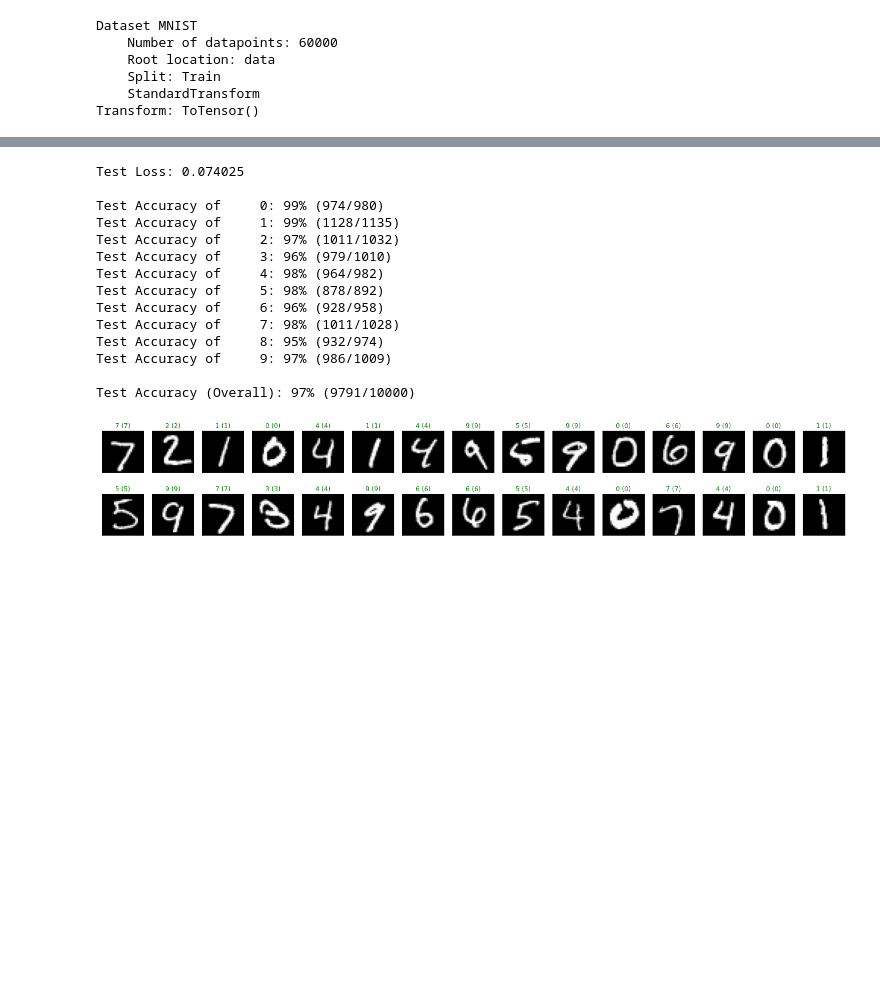
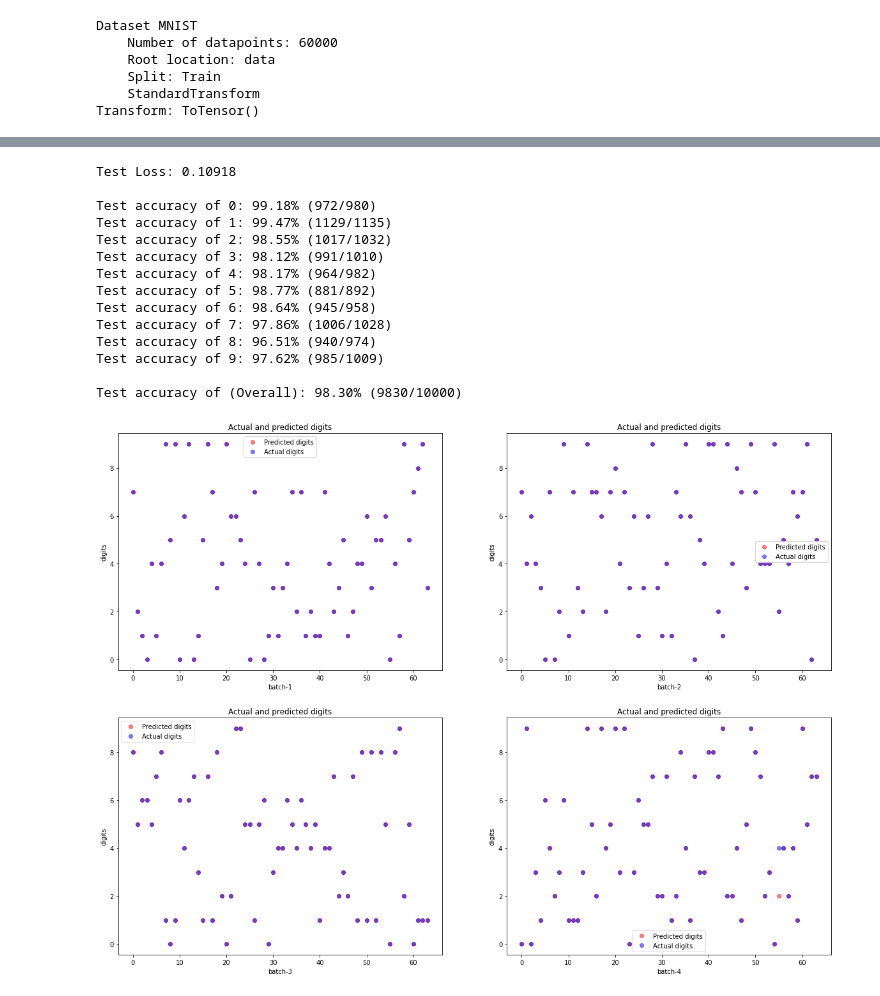
Before and after one commit to itsmeasur/ICG, a Jupyter notebook: ICG_ass_3.ipynb, the cells around one changed output, grey strips where cells are left out. Cells and saved outputs as stored; diff of their text form; code cells hidden in the pictures; blank space fills up the shorter version.

```diff
--- a/ICG_ass_3.ipynb
+++ b/ICG_ass_3.ipynb
@@ -179,46 +166,46 @@ for images, digits in test_loader:
         class_total[label] += 1
 
 test_loss = test_loss/len(test_loader.dataset)
-print('Test Loss: {:.6f}\n'.format(test_loss))
+print(f'Test Loss: {test_loss:.5f}\n')
 
 for i in range(10):
     if class_total[i] > 0:
-        print('Test Accuracy of %5s: %2d%% (%2d/%2d)' % (
-            str(i), 100 * class_correct[i] / class_total[i],
-            class_correct[i], class_total[i]))
+      print(f'Test accuracy of {i}: {(class_correct[i]/class_total[i])*100:.2f}% ({int(class_correct[i])}/{int(class_total[i])})')
     else:
-        print('Test Accuracy of %5s: N/A (no training examples)' % (classes[i]))
+      print(f'Test Accuracy of {i}: N/A (no training examples)')
 
-print('\nTest Accuracy (Overall): %2d%% (%2d/%2d)' % (
-    100. * np.sum(class_correct) / np.sum(class_total),
-    np.sum(class_correct), np.sum(class_total)))
+print(f'\nTest accuracy of (Overall): {(np.sum(class_correct)/np.sum(class_total))*100:.2f}% ({int(np.sum(class_correct))}/{int(np.sum(class_total))})')
 # %% [output]
-Test Loss: 0.074025
+Test Loss: 0.10918
 
-Test Accuracy of     0: 99% (974/980)
-Test Accuracy of     1: 99% (1128/1135)
-Test Accuracy of     2: 97% (1011/1032)
-Test Accuracy of     3: 96% (979/1010)
-Test Accuracy of     4: 98% (964/982)
-Test Accuracy of     5: 98% (878/892)
-Test Accuracy of     6: 96% (928/958)
-Test Accuracy of     7: 98% (1011/1028)
-Test Accuracy of     8: 95% (932/974)
-Test Accuracy of     9: 97% (986/1009)
+Test accuracy of 0: 99.18% (972/980)
+Test accuracy of 1: 99.47% (1129/1135)
+Test accuracy of 2: 98.55% (1017/1032)
+Test accuracy of 3: 98.12% (991/1010)
+Test accuracy of 4: 98.17% (964/982)
+Test accuracy of 5: 98.77% (881/892)
+Test accuracy of 6: 98.64% (945/958)
+Test accuracy of 7: 97.86% (1006/1028)
+Test accuracy of 8: 96.51% (940/974)
+Test accuracy of 9: 97.62% (985/1009)
 
-Test Accuracy (Overall): 97% (9791/10000)
+Test accuracy of (Overall): 98.30% (9830/10000)
-# %%
-images, labels = iter(test_loader).next()
-
-output = model(images)
-_, preds = torch.max(output, 1)
-images = images.numpy()
-
-fig = plt.figure(figsize=(25, 4))
-for idx in np.arange(30):
-    ax = fig.add_subplot(2, 15, idx+1, xticks=[], yticks=[])
-    ax.imshow(np.squeeze(images[idx]), cmap='gray')
-    ax.set_title("{} ({})".format(str(preds[idx].item()), str(labels[idx].item())),
-                 color=("green" if preds[idx]==labels[idx] else "red"))
-# %% [output]
-[figure, removed]
+# %%
+# Graph for several batches
+# due to high accuracy very few predictions are wrong others are overlapping
+iterator = iter(test_loader)
+fig = plt.figure(figsize = (20,15))
+for i in range(4):
+  images,digits = next(iterator)
+  model_output = model(images)
+  _,digits_pred = torch.max(model_output,1)
+
+  ax = fig.add_subplot(2, 2, i+1)
+  ax.plot(digits_pred, 'ro', label='Predicted digits', alpha=0.5)
+  ax.plot(digits, 'bo', label='Actual digits',alpha=0.5)
+  ax.set_title('Actual and predicted digits')
+  ax.set_xlabel(f'batch-{i+1}')
+  ax.set_ylabel('digits')
+  ax.legend()
+# %% [output]
+[figure, added]
```
Also changed, not shown: parts of 5 cells of this notebook.
